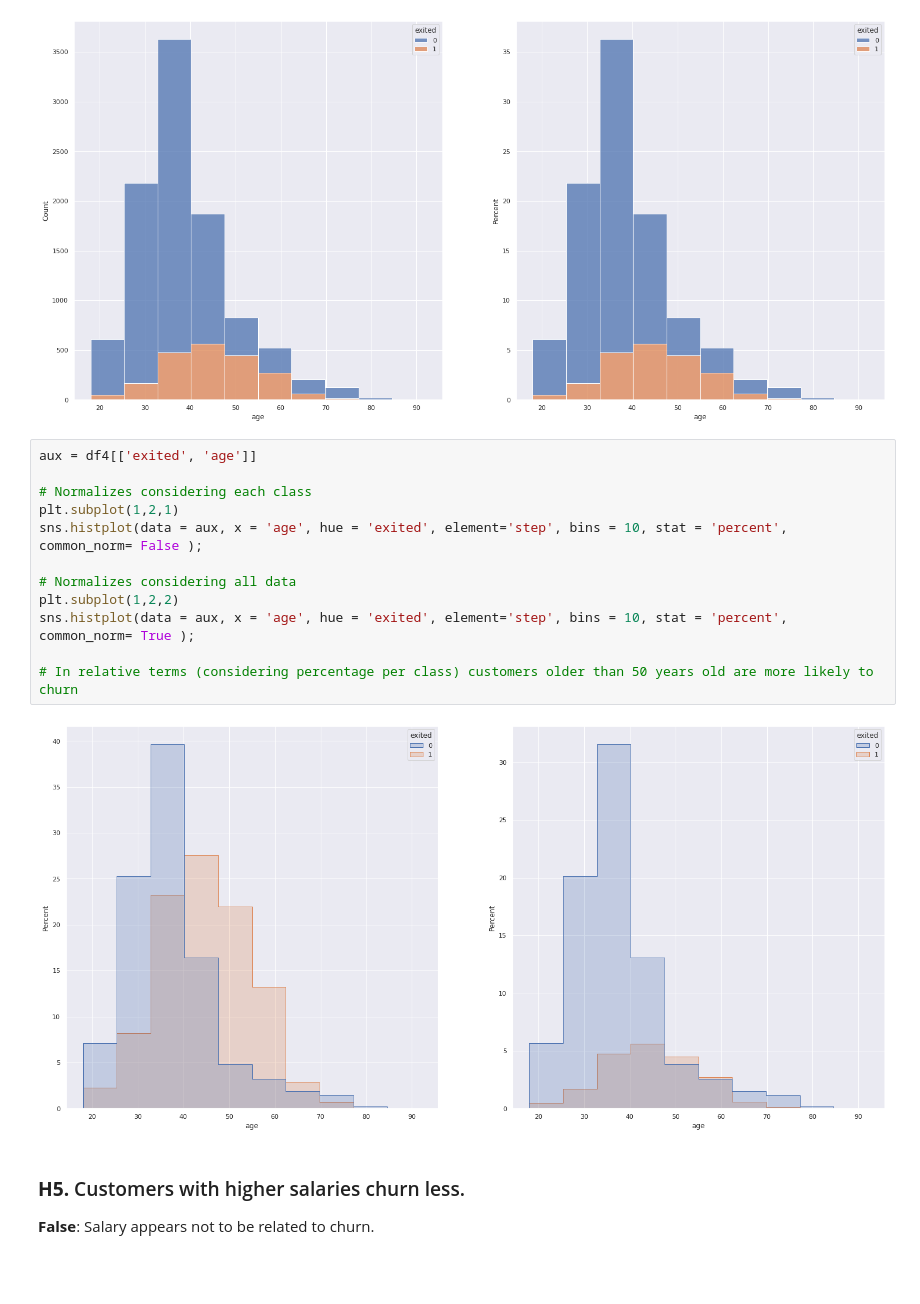
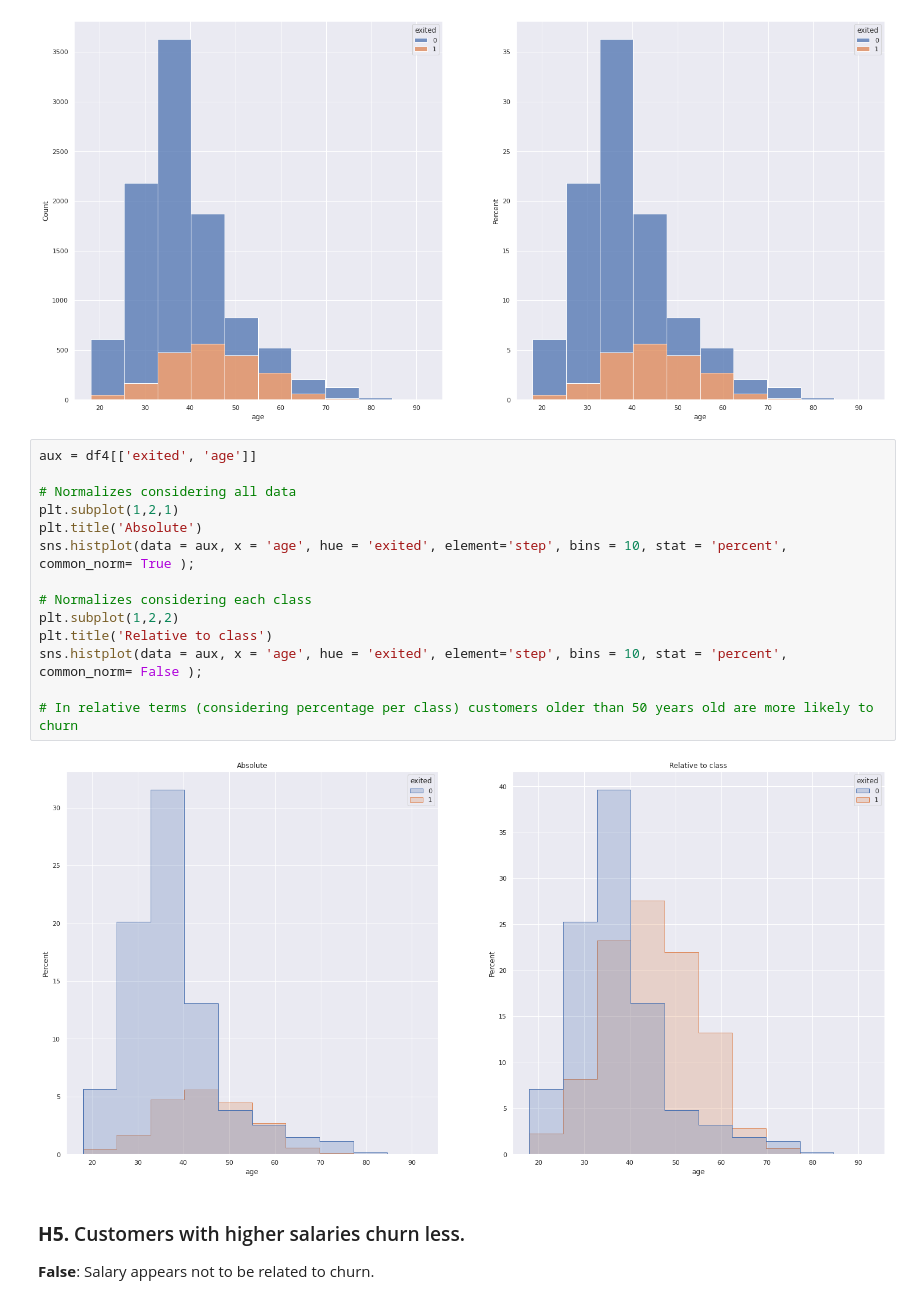
Before and after one commit to humberto-aguiar/churn_prediction, a Jupyter notebook: notebooks/churn_01.ipynb, the cells around one changed output. Saved outputs shown, nothing was run; the diff lists cells and outputs as text; blank space fills up the shorter version.

```diff
--- a/notebooks/churn_01.ipynb
+++ b/notebooks/churn_01.ipynb
@@ -608,17 +608,19 @@ sns.histplot(data = aux, x = 'age', hue = 'exited', multiple = 'stack', stat = '
 # %%
 aux = df4[['exited', 'age']]
 
+# Normalizes considering all data
+plt.subplot(1,2,1)
+plt.title('Absolute')
+sns.histplot(data = aux, x = 'age', hue = 'exited', element='step', bins = 10, stat = 'percent', common_norm= True );
+
 # Normalizes considering each class
-plt.subplot(1,2,1)
+plt.subplot(1,2,2)
+plt.title('Relative to class')
 sns.histplot(data = aux, x = 'age', hue = 'exited', element='step', bins = 10, stat = 'percent', common_norm= False );
 
-# Normalizes considering all data
-plt.subplot(1,2,2)
-sns.histplot(data = aux, x = 'age', hue = 'exited', element='step', bins = 10, stat = 'percent', common_norm= True );
-
 # In relative terms (considering percentage per class) customers older than 50 years old are more likely to churn
 # %% [output]
-[figure, old version]
+[figure, new version]
 # %% [markdown]
 ### **H5.** Customers with higher salaries churn less.
 **False**: Salary appears not to be related to churn.
```
Also changed, not shown: parts of 1 cell of this notebook, 1 other file.
